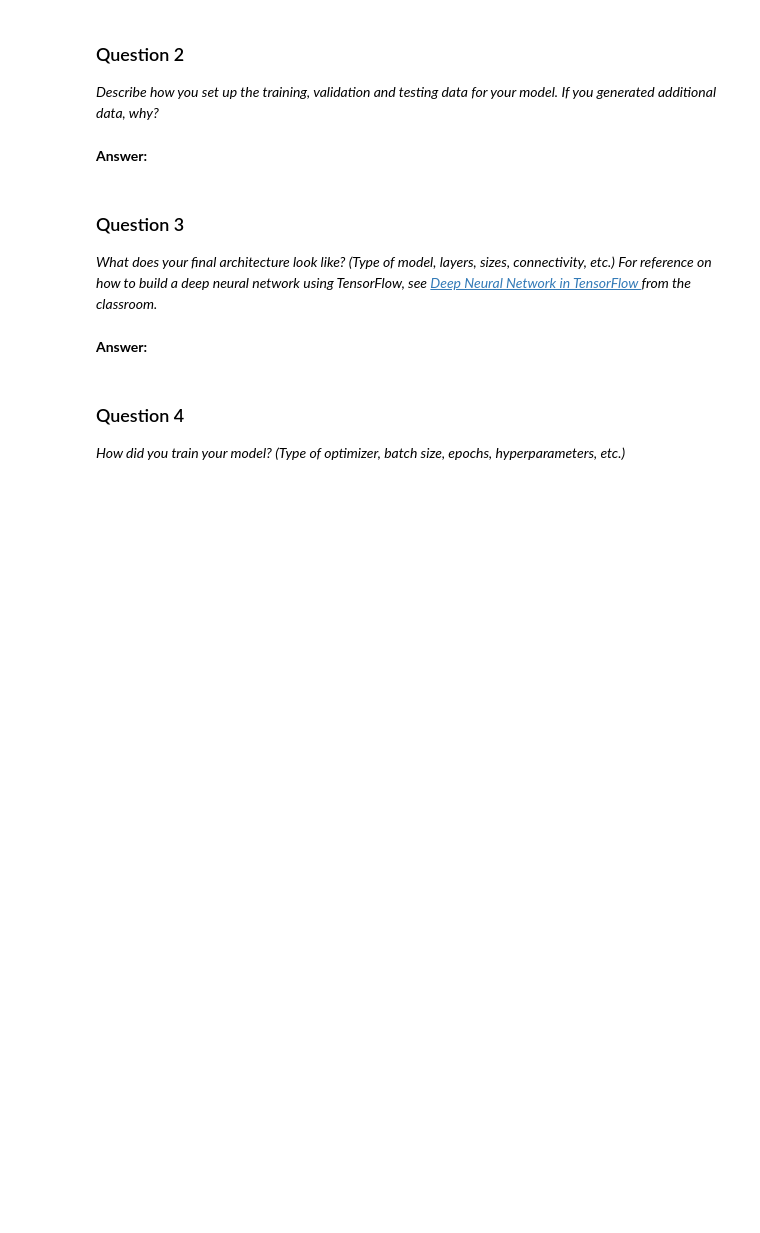
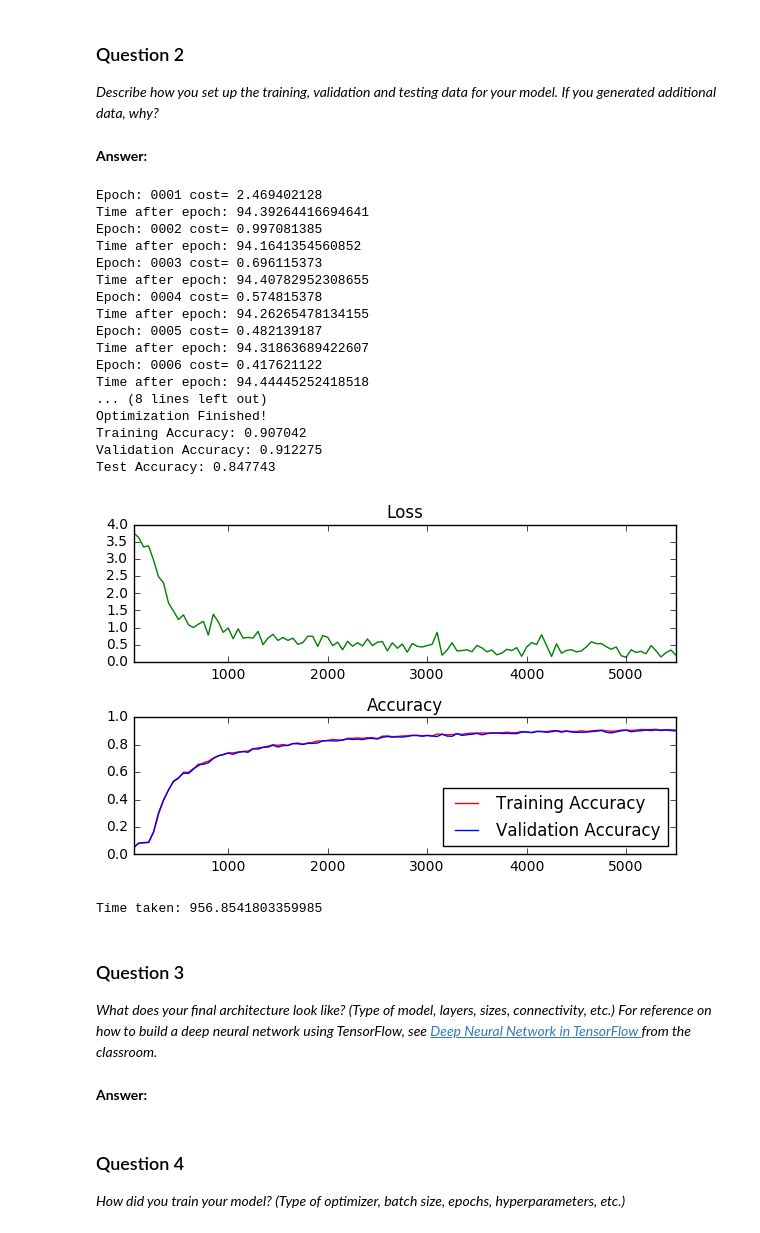
Before and after one commit to sahiljuneja/Udacity-SDCND-Term-1, a Jupyter notebook: Term-1/P2-Traffic-Sign-Classifier/Traffic_Signs_Recognition_CNN.ipynb, the cells around one changed output. Cells and saved outputs as stored; diff of their text form; code cells hidden in the pictures; blank space fills up the shorter version.

```diff
--- a/Term-1/P2-Traffic-Sign-Classifier/Traffic_Signs_Recognition_CNN.ipynb
+++ b/Term-1/P2-Traffic-Sign-Classifier/Traffic_Signs_Recognition_CNN.ipynb
@@ -171,12 +180,15 @@ def calc_weights(shape):
 
 
 def calc_biases(length):
-    return tf.Variable(tf.truncated_normal(length))
+    return tf.Variable(tf.zeros(length))
 
 
 def maxpool(ip, stride_len = 2):
     filter_size = [1, stride_len, stride_len, 1]
-    return tf.nn.max_pool(ip, ksize = filter_size, strides = [1, stride_len, stride_len, 1], padding = 'SAME')
+    return tf.nn.max_pool(ip, ksize = filter_size, strides = [1, stride_len, stride_len, 1], padding = 'VALID')
+
+def dropout(layer):
+    return tf.nn.dropout(layer, keep_prob=0.5)
 
 
 def conv_layer(ip, weights, biases, stride_len = 1):
@@ -184,12 +196,13 @@ def conv_layer(ip, weights, biases, stride_len = 1):
     input_layer_width -> Number of inputs from previous layer
     output_layer_width -> width of layer
     '''
-    c_layer = tf.nn.conv2d(ip, weights, strides = [1, stride_len, stride_len, 1], padding = 'SAME')
+    c_layer = tf.nn.conv2d(ip, weights, strides = [1, stride_len, stride_len, 1], padding = 'VALID')
     c_layer = tf.nn.bias_add(c_layer, biases)
 
     c_layer = maxpool(c_layer, 2) #stride length for max_pool = 2
 
-    return tf.nn.relu(c_layer)
+    c_layer = tf.nn.relu(c_layer)
+    return dropout(c_layer)
 
 
 def reshape_layer(ip):
@@ -236,22 +249,27 @@ def convnet_model(ip, weights_dict, biases_dict):
     #First conv layer
     c_layer_1 = conv_layer(ip, weights_dict['layer_1'], biases_dict['layer_1'], stride_len = 1)
 
+    #Second conv layer
+    c_layer_2 = conv_layer(c_layer_1, weights_dict['layer_2'], biases_dict['layer_2'], stride_len = 1)
     #print(c_layer_1.get_shape())
 
     #FC Layer
-    fc_layer = fully_conn_layer(c_layer_1, weights_dict['fc_layer'], biases_dict['fc_layer'])
+    fc_layer = fully_conn_layer(c_layer_2, weights_dict['fc_layer'], biases_dict['fc_layer'])
 
+    fc_layer = tf.nn.relu(fc_layer)
+    fc_layer = dropout(fc_layer)
     #print(fc_layer.get_shape())
     #Output fc layer
     out = fully_conn_layer(fc_layer, weights_dict['out'], biases_dict['out'])
 
     #print(out.get_shape())
-    return tf.nn.relu(out)
+    return out
 # %%
 # Dimensions
 layer_width = {
-    'layer_1': 16,
-    'fc_layer': 32,
+    'layer_1': 32,
+    'layer_2': 64,
+    'fc_layer': 128,
     'out': n_classes
 } # number of filters
 
@@ -263,20 +281,22 @@ filter_size = {
 # Weights and biases
 weights_dict = {
     'layer_1': calc_weights([filter_size['layer_1'], filter_size['layer_1'] , num_channels, layer_width['layer_1']]),
-    'fc_layer': calc_weights([ 4096, layer_width['fc_layer']]),
+    'layer_2': calc_weights([filter_size['layer_1'], filter_size['layer_1'] , layer_width['layer_1'], layer_width['layer_2']]),
+    'fc_layer': calc_weights([ 1600, layer_width['fc_layer']]),
     'out': calc_weights([layer_width['fc_layer'], layer_width['out']])
 }
 
 biases_dict = {
     'layer_1': calc_biases([layer_width['layer_1']]),
+    'layer_2': calc_biases([layer_width['layer_2']]),
     'fc_layer': calc_biases([layer_width['fc_layer']]),
     'out': calc_biases([layer_width['out']])
 }
 # %%
 # Define Parameters
 learning_rate = 0.001
-training_epochs = 30
-batch_size = 50
+training_epochs = 10
+batch_size = 64
 display_step = 1
 # %%
 # Input graph for TF
@@ -295,7 +315,8 @@ cost = tf.reduce_mean(tf.nn.softmax_cross_entropy_with_logits(logits, network_ou
 optimizer = tf.train.AdamOptimizer(learning_rate=learning_rate).minimize(cost)
 # %%
 # Initialize variables
-init = tf.global_variables_initializer()
+#init = tf.global_variables_initializer()
+init = tf.initialize_all_variables()
 
 batches = []
 loss_batch = []
@@ -334,33 +355,53 @@ with tf.Session() as session:
 
                 # Log batches
                 previous_batch = batches[-1] if batches else 0
                 batches.append(50 + previous_batch)
                 loss_batch.append(c)
                 train_acc_batch.append(training_accuracy)
                 valid_acc_batch.append(validation_accuracy)
 
         # Display logs per epoch step
         if epochs % display_step == 0:
             print("Epoch:", '%04d' % (epochs+1), "cost=", \
                 "{:.9f}".format(avg_cost))
         end_time = time.time() - start_time
         print("Time after epoch: %s" %end_time)
 
         # Check accuracy against Validation data
         validation_accuracy = session.run(accuracy, feed_dict={network_input: valid_features_f, network_output: valid_labels})
 
     print("Optimization Finished!")
 
     test_accuracy = session.run(accuracy, feed_dict =
                                             {network_input: X_test_gray_flat, network_output: y_test_oh})
     print("Training Accuracy:", training_accuracy)
     print("Validation Accuracy:", validation_accuracy)
     print("Test Accuracy:", test_accuracy)
 
     plot_loss_accuracy(batches, loss_batch, train_acc_batch, valid_acc_batch)
 
     final_time = time.time() - total_time
     print("Time taken: %s" %final_time)
+# %% [output]
+Epoch: 0001 cost= 2.469402128
+Time after epoch: 94.39264416694641
+Epoch: 0002 cost= 0.997081385
+Time after epoch: 94.1641354560852
+Epoch: 0003 cost= 0.696115373
+Time after epoch: 94.40782952308655
+Epoch: 0004 cost= 0.574815378
+Time after epoch: 94.26265478134155
+Epoch: 0005 cost= 0.482139187
+Time after epoch: 94.31863689422607
+Epoch: 0006 cost= 0.417621122
+Time after epoch: 94.44445252418518
+... (8 lines left out)
+Optimization Finished!
+Training Accuracy: 0.907042
+Validation Accuracy: 0.912275
+Test Accuracy: 0.847743
+[figure, added]
+Time taken: 956.8541803359985
 # %% [markdown]
 ### Question 3
 
```
Also changed, not shown: parts of 3 cells of this notebook.
